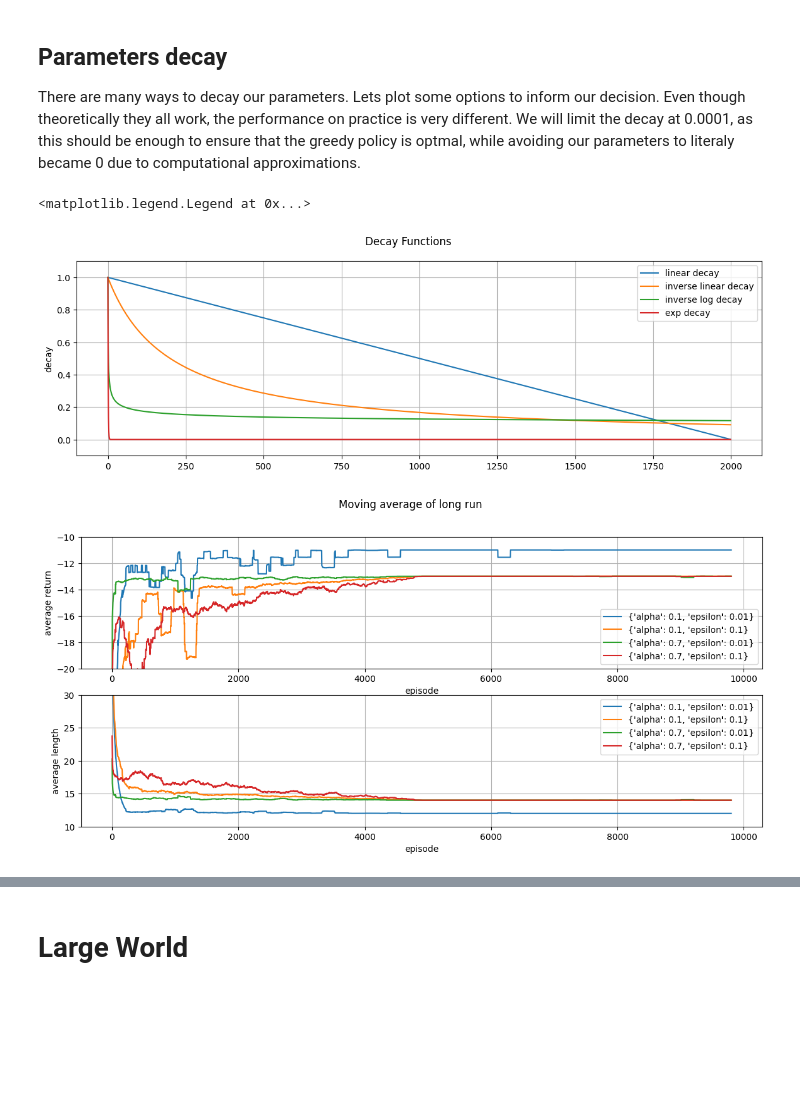
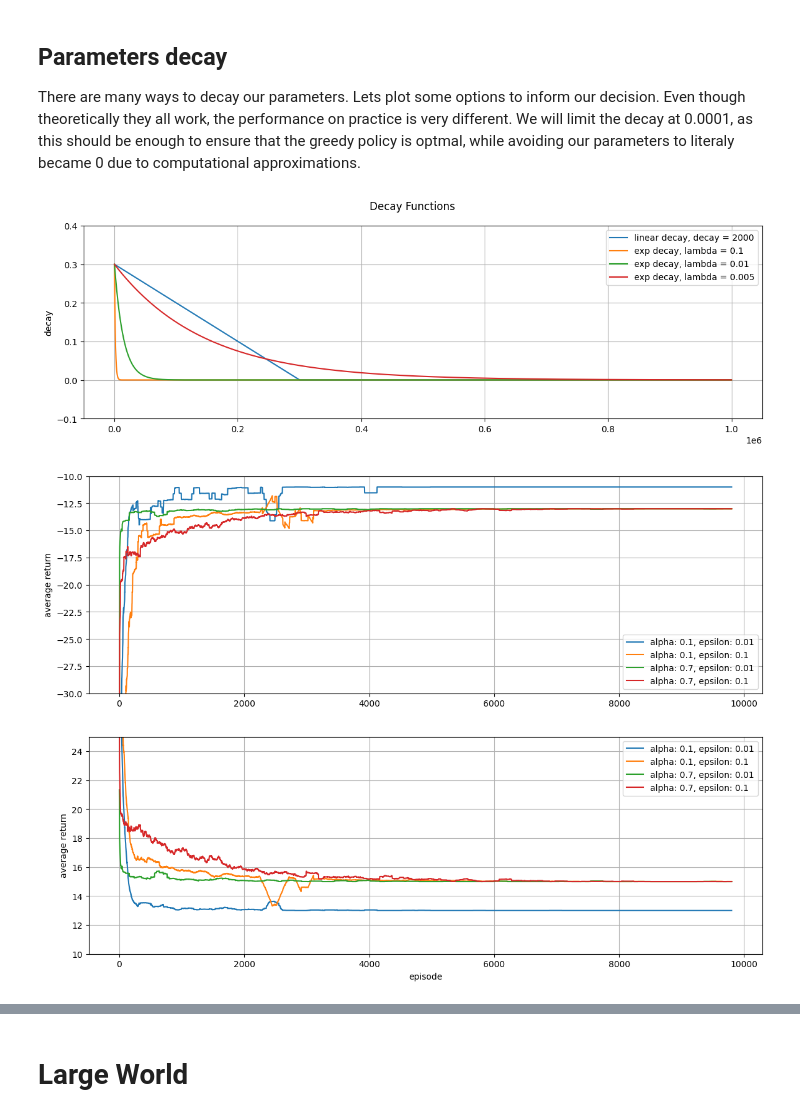
Before and after one commit to hmeretti/grid-world, a Jupyter notebook: notebooks/experiments/tunnning/sarsa.ipynb, the cells around one changed output, grey strips where cells are left out. Drawn from its saved outputs; the diff is of its cells as text; code cells hidden in the pictures; blank space fills up the shorter version.

```diff
--- a/notebooks/experiments/tunnning/sarsa.ipynb
+++ b/notebooks/experiments/tunnning/sarsa.ipynb
@@ -208,29 +190,29 @@ This makes sense since with a higher exploration rate the agent is more likely t
 
 Lets take a look on how some agents behave in a long run. For this purpose we will look at a single run, and plot some moving averages(to smooth out the curves, so we can actually see something) of episodes lengths and returns to see what is going on.
 # %%
-base_arguments = {'world': medium_world_01, 'reward_function': basic_reward, 'actions': basic_actions}
+base_arguments = {'reward_function': basic_reward, 'actions': basic_actions}
 arguments = {'alpha': [0.1, 0.7], 'epsilon': [0.001, 0.03]}
 
-long_run_results = get_exp_results(SarsaAgent, base_arguments, arguments, 5000, 1)
+long_run_results = get_exp_results(SarsaAgent, small_world_03, base_arguments, arguments, 5000, 1)
 # %%
 fig, axs = plt.subplots(2, figsize=(14, 10))
-fig.suptitle('Moving average of long run')
 
+for (params, values) in long_run_results:
+    v = np.mean(np.array(values[0]), axis=0)
+    axs[0].plot(moving_average(v, 200), label=f'alpha: {params["alpha"]}, epsilon: {params["epsilon"]}')
 
-for k, v in long_run_results.items():
-    axs[0].plot(moving_average(v[0], 200), label=k)
-
-axs[0].set( ylabel="average return", ylim=[-30, -10])
+axs[0].set(ylabel="average return", ylim=[-30, -10])
 axs[0].grid()
 axs[0].legend(loc="lower right")
 
+for (params, values) in long_run_results:
+    v = np.mean(np.array(values[1]), axis=0)
+    axs[1].plot(moving_average(v, 200), label=f'alpha: {params["alpha"]}, epsilon: {params["epsilon"]}')
 
-for k, v in long_run_results.items():
-    axs[1].plot(moving_average(v[1], 200), label=k)
-
-axs[1].set(xlabel="episode", ylabel="average length", ylim=[10, 30])
+axs[1].set(xlabel="episode", ylabel="average return", ylim=[10, 25])
 axs[1].grid()
 axs[1].legend(loc="upper right")
 
+
 plt.show()
 # %% [output]
@@ -282,49 +251,48 @@ exp_y = [exp_decay(z) for z in x]
 fig, ax = plt.subplots(figsize=(14, 4))
 fig.suptitle('Decay Functions')
 
-ax.plot(x, lin_y, label="linear decay")
-ax.plot(x, inv_lin_y, label="inverse linear decay")
-ax.plot(x, inv_log_y, label="inverse log decay")
-ax.plot(x, exp_y, label="exp decay")
+ax.plot(x_range, lin_y, label="linear decay, decay = 2000")
+ax.plot(x_range, exp_y0, label="exp decay, lambda = 0.1")
+ax.plot(x_range, exp_y1, label="exp decay, lambda = 0.01")
+ax.plot(x_range, exp_y2, label="exp decay, lambda = 0.005")
 
-ax.set( ylabel="decay", ylim=[-0.1, 1.1])
+ax.set( ylabel="decay", ylim=[-0.1, 0.4])
 ax.grid()
-ax.legend(loc="upper right")
+ax.legend(loc="upper right");
 # %% [output]
-<matplotlib.legend.Legend at 0x...>
-[figure, old version]
+[figure, new version]
 # %%
 base_arguments = {
-    'world': medium_world_01,
     'reward_function': basic_reward,
     'actions': basic_actions,
-    "epsilon_decay": get_linear_decay(scale = 5000, min_value=0.0001),
+    "epsilon_decay": get_exp_decay(decay_lambda = 1e-3, min_value=1e-4)
 }
 arguments = {'alpha': [0.1, 0.7], 'epsilon': [0.01, 0.1]}
 
-long_run_results = get_exp_results(SarsaAgent, base_arguments, arguments, 10000, 1)
+decay_results = get_exp_results(SarsaAgent, small_world_03, base_arguments, arguments, int(1e4), 1)
 # %%
 fig, axs = plt.subplots(2, figsize=(14, 10))
-fig.suptitle('Moving average of long run')
 
-for k, v in long_run_results.items():
-    axs[0].plot(moving_average(v[0], 200), label=k)
+for (params, values) in decay_results:
+    v = np.mean(np.array(values[0]), axis=0)
+    axs[0].plot(moving_average(v, 200), label=f'alpha: {params["alpha"]}, epsilon: {params["epsilon"]}')
 
-axs[0].set(xlabel="episode", ylabel="average return", ylim=[-20, -10])
+axs[0].set(ylabel="average return", ylim=[-30, -10])
 axs[0].grid()
 axs[0].legend(loc="lower right")
 
-for k, v in long_run_results.items():
-    axs[1].plot(moving_average(v[1], 200), label=k)
+for (params, values) in decay_results:
+    v = np.mean(np.array(values[1]), axis=0)
+    axs[1].plot(moving_average(v, 200), label=f'alpha: {params["alpha"]}, epsilon: {params["epsilon"]}')
 
-axs[1].set(xlabel="episode", ylabel="average length", ylim=[10, 30])
+axs[1].set(xlabel="episode", ylabel="average return", ylim=[10, 25])
 axs[1].grid()
 axs[1].legend(loc="upper right")
 
 
 plt.show()
 # %% [output]
-[figure, old version]
+[figure, new version]
 # %% [markdown]
 The policies show a lot less variation in the chosen path. and when epsilon gets small enough they barely ever change.
 
```
Also changed, not shown: parts of 25 cells of this notebook, 23 other files.
